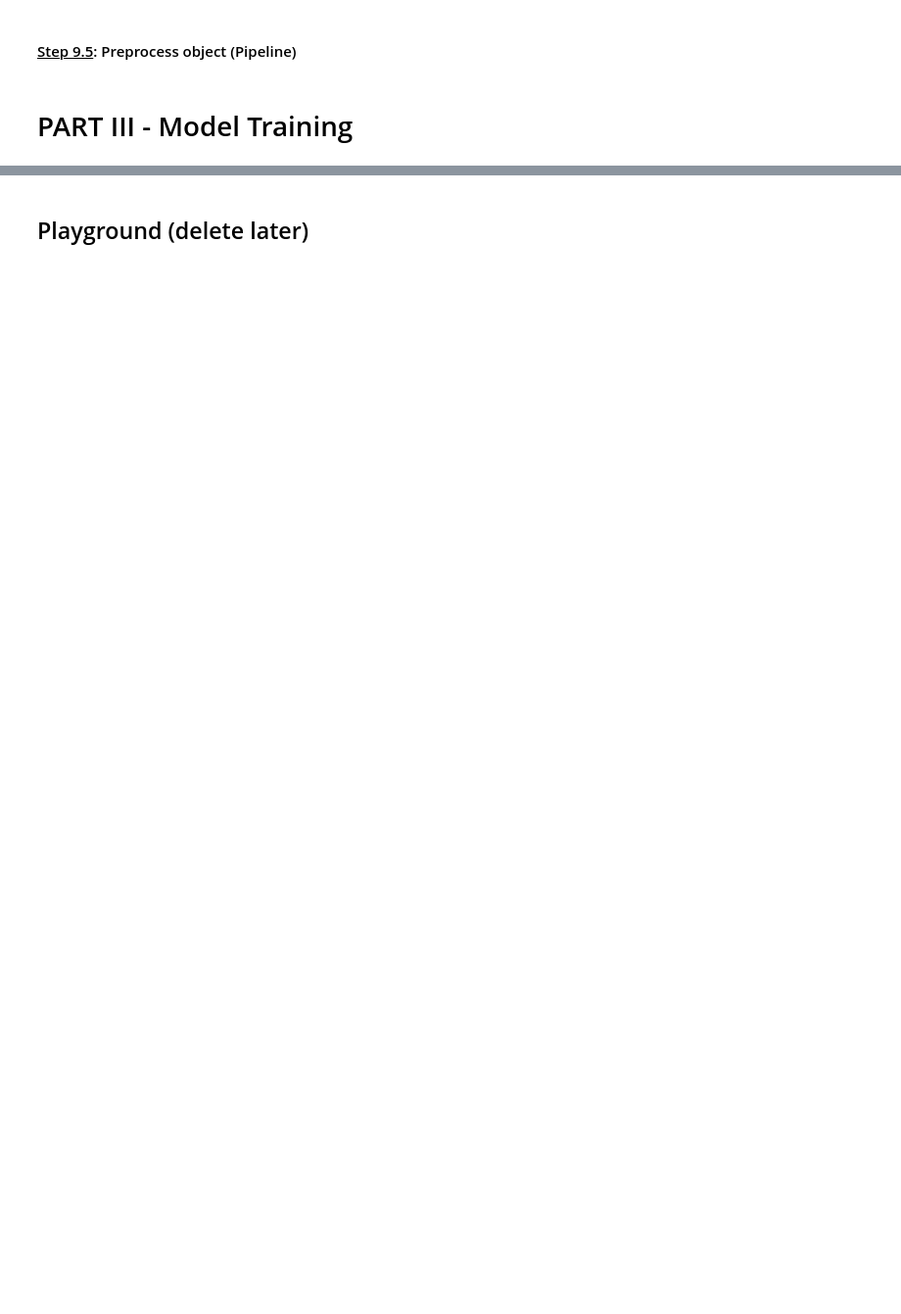
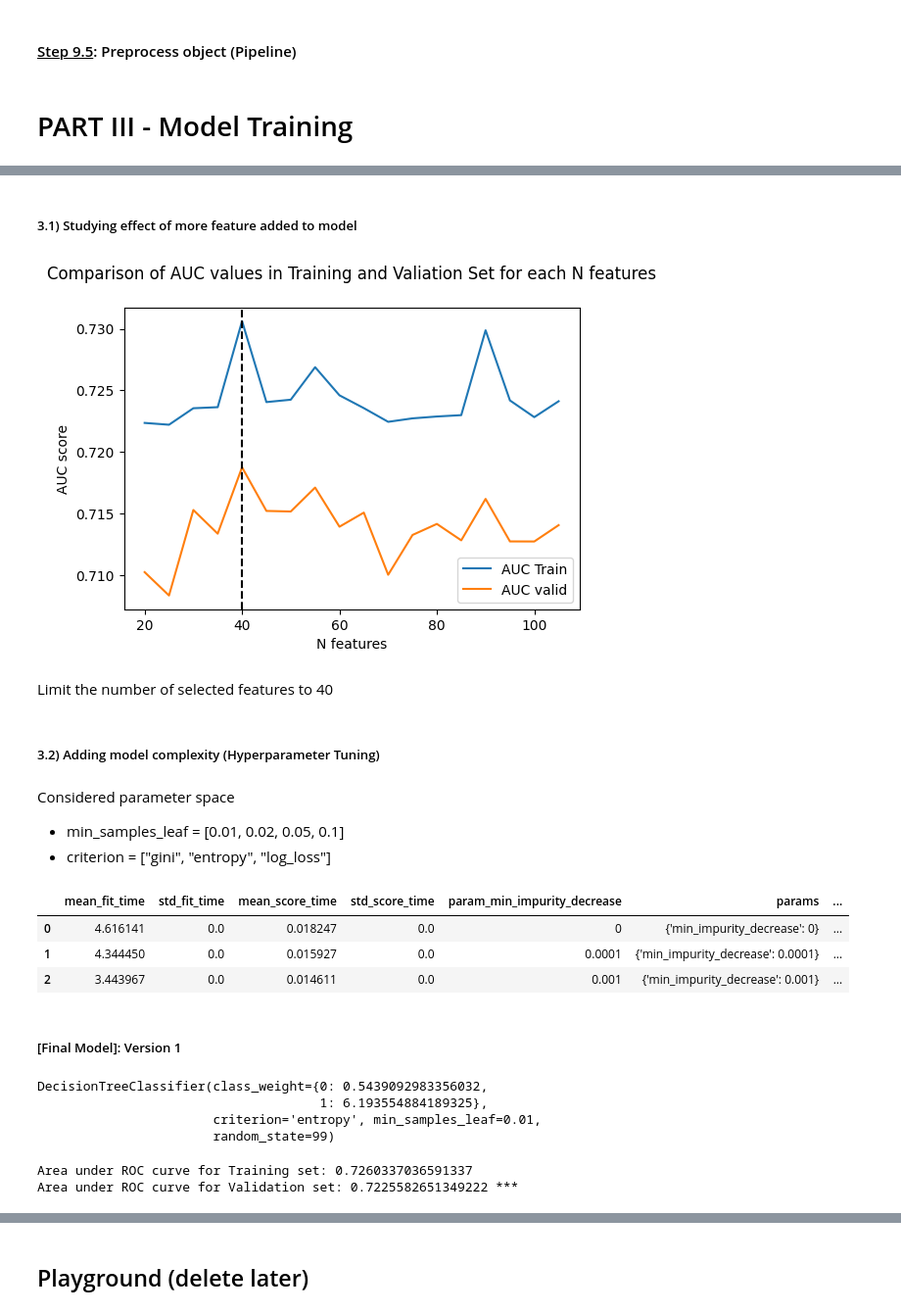
Before and after one commit to KunutBoon/interview-assignment, a Jupyter notebook: notebook/credit_default_risk.ipynb, the cells around one changed output, grey strips where cells are left out. Shown at 98% size. Drawn from its saved outputs; the diff is of its cells as text; code cells hidden in the pictures; blank space fills up the shorter version.

```diff
--- a/notebook/credit_default_risk.ipynb
+++ b/notebook/credit_default_risk.ipynb
@@ -1663,0 +1841,17 @@ preprocessor = ColumnTransformer(transformers=[('numeric', numeric_processor, li
+# %%
+# compute class weight
+arr_unique_class = np.unique(Y_train)
+arr_class_weight = compute_class_weight(class_weight="balanced", classes=arr_unique_class, y=Y_train)
+dict_class_weight = dict(zip(arr_unique_class, arr_class_weight))
+
+# compute class weight (for only feature selection model)
+arr_cnt_row_nan = X_train.isnull().sum(axis=1)
+filter_out_row_nan = arr_cnt_row_nan.eq(0)
+
+arr_unique_class_f = np.unique(Y_train[filter_out_row_nan])
+arr_class_weight_f = compute_class_weight(class_weight="balanced", classes=arr_unique_class_f, y=Y_train[filter_out_row_nan])
+dict_class_weight_f = dict(zip(arr_unique_class_f, arr_class_weight_f))
+# %%
+# calculate feature importance
+model_selector = RandomForestClassifier(max_depth=None, n_jobs=N_JOBS, class_weight=dict_class_weight_f, random_state=RANDOM_SEED)
+feature_importances = fit_feature_selector(model_selector, X_train, Y_train)
@@ -1663,0 +1862,9 @@ preprocessor = ColumnTransformer(transformers=[('numeric', numeric_processor, li
+# %%
+# feature selection : SelectFromModel
+model_selector = RandomForestClassifier(max_depth=None, n_jobs=N_JOBS, class_weight=dict_class_weight_f, random_state=RANDOM_SEED)
+feature_selector = SelectFromModel(estimator=model_selector, threshold=-np.inf, max_features=N_FEATURES)
+
+feature_selector.fit(X_train.loc[filter_out_row_nan], Y_train[filter_out_row_nan])
+
+arr_bool_feature_mask = feature_selector.get_support()
+list_selected_features = X_train.columns[arr_bool_feature_mask].tolist()
@@ -1663,0 +1886,3 @@ preprocessor = ColumnTransformer(transformers=[('numeric', numeric_processor, li
+# %%
+model_v0 = DecisionTreeClassifier(max_depth=7, class_weight=dict_class_weight, random_state=RANDOM_SEED)
+model_v0.fit(X_train.loc[:, list_selected_features], Y_train)
@@ -1663,0 +1949,10 @@ preprocessor = ColumnTransformer(transformers=[('numeric', numeric_processor, li
+# %% [markdown]
+##### 3.1) Studying effect of more feature added to model
+# %%
+# experiment on decision tree model
+model_exp = DecisionTreeClassifier(max_depth=7, class_weight=dict_class_weight, random_state=RANDOM_SEED)
+explore_number_of_feature(model_exp, feature_importances, X_train, Y_train, highlight_n_feature=40)
+# %% [output]
+[figure, added]
+# %% [markdown]
+Limit the number of selected features to 40
@@ -1663,0 +1962,6 @@ preprocessor = ColumnTransformer(transformers=[('numeric', numeric_processor, li
+# %% [markdown]
+##### 3.2) Adding model complexity (Hyperparameter Tuning)
+# %% [markdown]
+Considered parameter space
+- min_samples_leaf = [0.01, 0.02, 0.05, 0.1]
+- criterion = ["gini", "entropy", "log_loss"]
@@ -1663,0 +1982,17 @@ preprocessor = ColumnTransformer(transformers=[('numeric', numeric_processor, li
+# %%
+df_cv_results
+# %% [output]
+|  | mean_fit_time | std_fit_time | mean_score_time | std_score_time | param_min_impurity_decrease | params | ... |
+| 0 | 4.616141 | 0.0 | 0.018247 | 0.0 | 0 | {'min_impurity_decrease': 0} | ... |
+| 1 | 4.344450 | 0.0 | 0.015927 | 0.0 | 0.0001 | {'min_impurity_decrease': 0.0001} | ... |
+| 2 | 3.443967 | 0.0 | 0.014611 | 0.0 | 0.001 | {'min_impurity_decrease': 0.001} | ... |
+# %% [markdown]
+##### \[Final Model\]: Version 1
+# %%
+model_v1 = DecisionTreeClassifier(class_weight=dict_class_weight, random_state=RANDOM_SEED, min_samples_leaf=0.01, criterion="entropy")
+model_v1.fit(X_train.loc[:, list_selected_features], Y_train)
+# %% [output]
+DecisionTreeClassifier(class_weight={0: 0.5439092983356032,
+                                     1: 6.193554884189325},
+                       criterion='entropy', min_samples_leaf=0.01,
+                       random_state=99)
@@ -1663,0 +2005,9 @@ preprocessor = ColumnTransformer(transformers=[('numeric', numeric_processor, li
+# %%
+roc_auc_score_train = roc_auc_score(Y_train, y_train_prob_pred)
+roc_auc_score_valid = roc_auc_score(Y_valid, y_valid_prob_pred)
+
+print("Area under ROC curve for Training set: {}".format(roc_auc_score_train))
+print("Area under ROC curve for Validation set: {} ***".format(roc_auc_score_valid))
+# %% [output]
+Area under ROC curve for Training set: 0.7260337036591337
+Area under ROC curve for Validation set: 0.7225582651349222 ***
```
Also changed, not shown: parts of 50 cells of this notebook, 1 other file.
